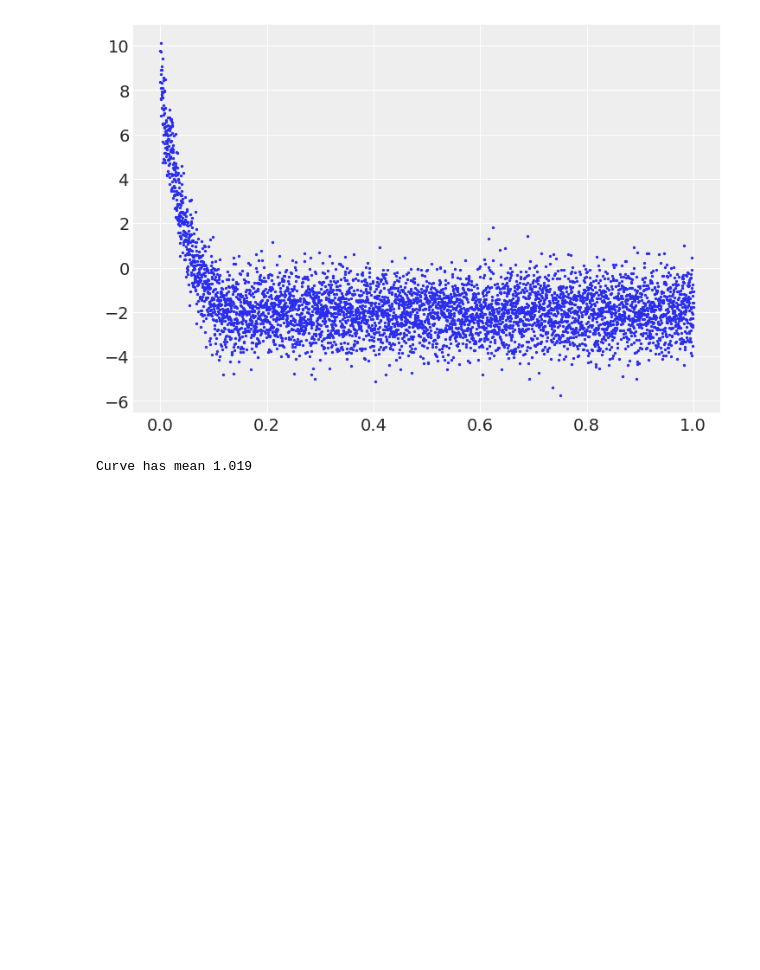
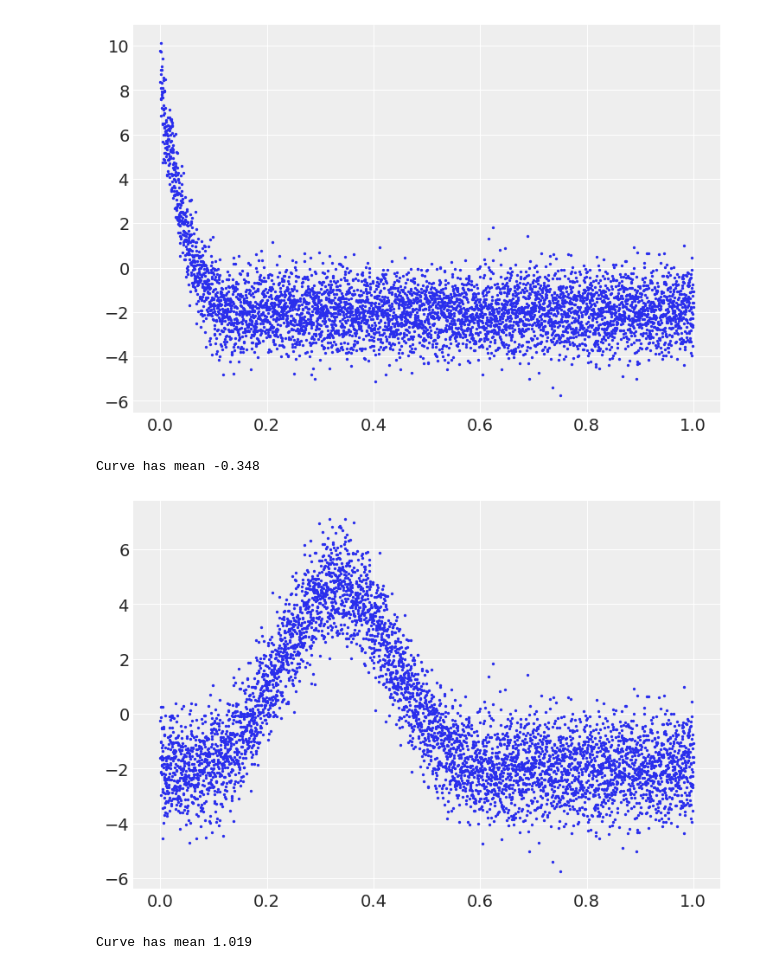
Before and after one commit to lr1021/p-dengue, a Jupyter notebook: _fitting/splines_test(constraints).ipynb, the cells around one changed output. Drawn from its saved outputs; the diff is of its cells as text; code cells hidden in the pictures; blank space fills up the shorter version.

```diff
--- a/_fitting/splines_test(constraints).ipynb
+++ b/_fitting/splines_test(constraints).ipynb
@@ -47,6 +47,20 @@ plt.show()
 # %% [output]
 Curve has mean -1.597
 [figure]
+# %%
+np.random.seed(0)
+l = 5000
+x = np.linspace(0, 1, l)[::]
+_ = dmatrix(f"bs(s, knots=knots, degree=degree, include_intercept=True)-1",
+                {"s": x, "knots": np.percentile(x, np.linspace(0, 100, 5 + 2))[1:-1], "degree":3})
+y = _[:, 3] + 0.1*np.random.randn(l)
+y = 10*y -2
+print(f'Curve has mean {y.mean():.3f}')
+plt.scatter(x, y, marker='o', label='Data', s=2)
+plt.show()
+# %% [output]
+Curve has mean -0.348
+[figure, added]
 # %%
 np.random.seed(0)
 l = 5000
```
Also changed, not shown: parts of 14 cells of this notebook, 2 other files.
